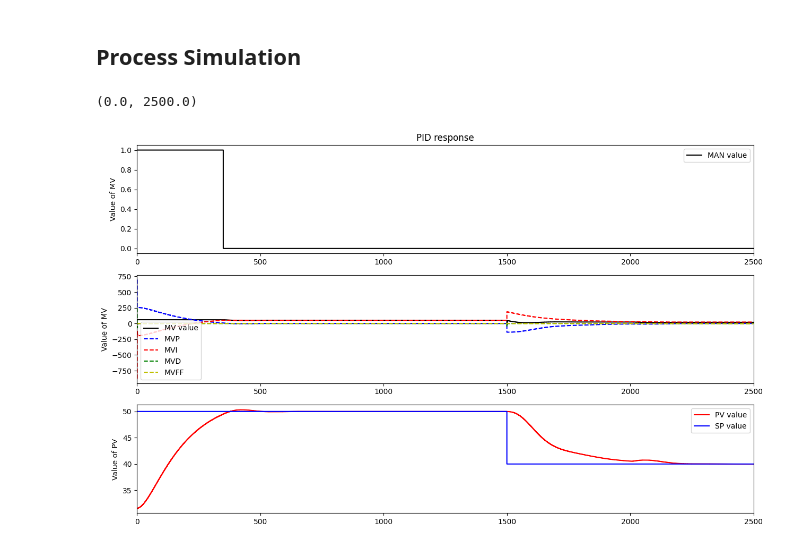
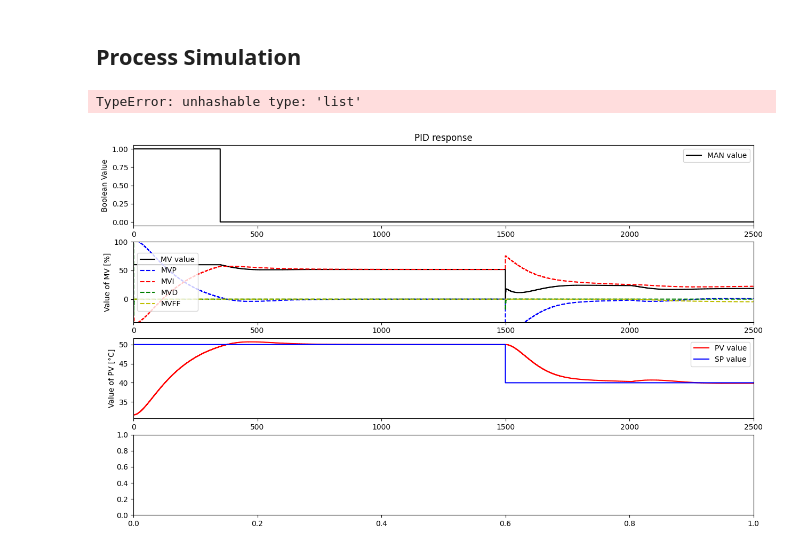
Before and after one commit to hctel/TCLab_software_V4, a Jupyter notebook: Simulation_CLP_PID_FF.ipynb, the cells around one changed output. Cells and saved outputs as stored; diff of their text form; code cells hidden in the pictures.

Commit message:
Graph names update

```diff
--- a/Simulation_CLP_PID_FF.ipynb
+++ b/Simulation_CLP_PID_FF.ipynb
@@ -131,40 +131,47 @@ for i in range(0,N):
     # Process
     # Input-output dynamics P(s)
     Delay_RT(MV,theta_SOPDT_OPT,Ts,MV_Delay_Process,MV0)
     FO_RT(MV_Delay_Process,K_SOPDT_OPT,T1_SOPDT_OPT,Ts,PV_1_Process,0)
     FO_RT(PV_1_Process,1,T2_SOPDT_OPT,Ts,PV_Process,0)
 
     # Disturb  ce dynamics D(s)
     Delay_RT(DV - DV0*np.ones_like(DV),theta_SOPDT_OPT_DV,Ts,MV_Delay_Disturb,0)
     FO_RT(MV_Delay_Disturb,K_SOPDT_OPT_DV,T1_SOPDT_OPT_DV,Ts,PV_1_Disturb,0)
     FO_RT(PV_1_Disturb,1,T2_SOPDT_OPT_DV,Ts,PV_Disturb,0)
     PV.append(PV_Process[-1] + PV_1_Disturb[-1] + PV0-K_SOPDT_OPT*MV0)
 
 
 plt.figure(figsize = (15,9))
-plt.subplot(3,1,1)
+plt.subplot(4,1,1)
 plt.step(t,Man,'black',label='MAN value',where='post')
-plt.ylabel('Value of MV')
+plt.ylabel('Boolean Value')
 plt.title('PID response')
 plt.legend(loc='best')
 plt.xlim([0, TSim])
 
-plt.subplot(3,1,2)
+plt.subplot(4,1,2)
 plt.step(t,MV,'black',label='MV value',where='post')
 plt.step(t, MVP, 'b--', label='MVP', where='post')
 plt.step(t, MVI, 'r--', label='MVI', where='post')
 plt.step(t, MVD, 'g--', label='MVD', where='post')
 plt.step(t, MVFF, 'y--', label='MVFF', where='post')
-plt.ylabel('Value of MV')
+plt.ylabel('Value of MV [%]')
+plt.legend(loc='best')
+plt.xlim([0, TSim])
+plt.ylim([-40, 100])
+
+plt.subplot(4,1,3)
+plt.step(t,PV,'red',label='PV value',where='post')
+plt.step(t,SP,'blue',label='SP value',where='post')
+plt.ylabel('Value of PV [°C]')
 plt.legend(loc='best')
 plt.xlim([0, TSim])
 
-plt.subplot(3,1,3)
-plt.step(t,PV,'red',label='PV value',where='post')
-plt.step(t,SP,'blue',label='SP value',where='post')
-plt.ylabel('Value of PV')
+plt.subplot(4,1,4)
+plt.step(t, DV, 'black', label='DV value', where='post')
+plt.ylabel('Value of DV [%]')
 plt.legend(loc='best')
 plt.xlim([0, TSim])
 # %% [output]
-(0.0, 2500.0)
+TypeError: unhashable type: 'list'
-[figure, old version]
+[figure, new version]
```
